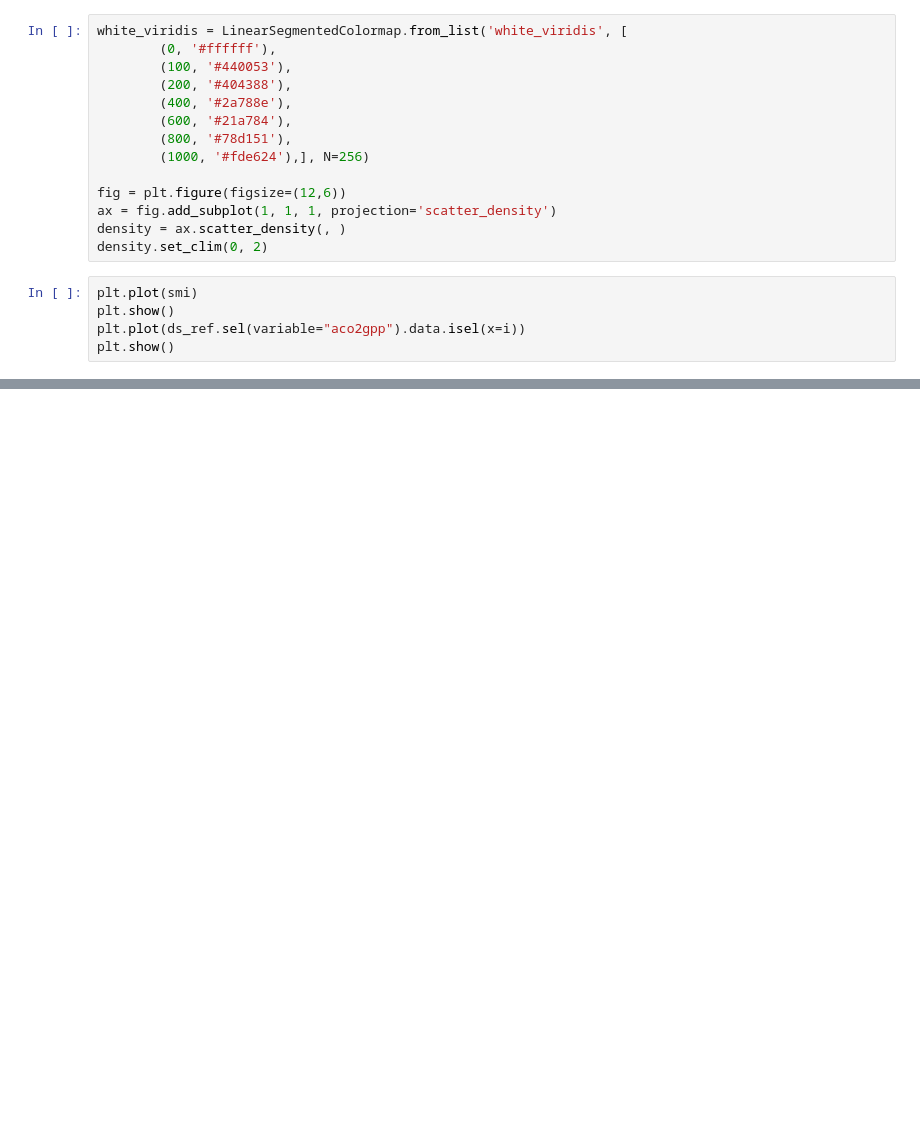
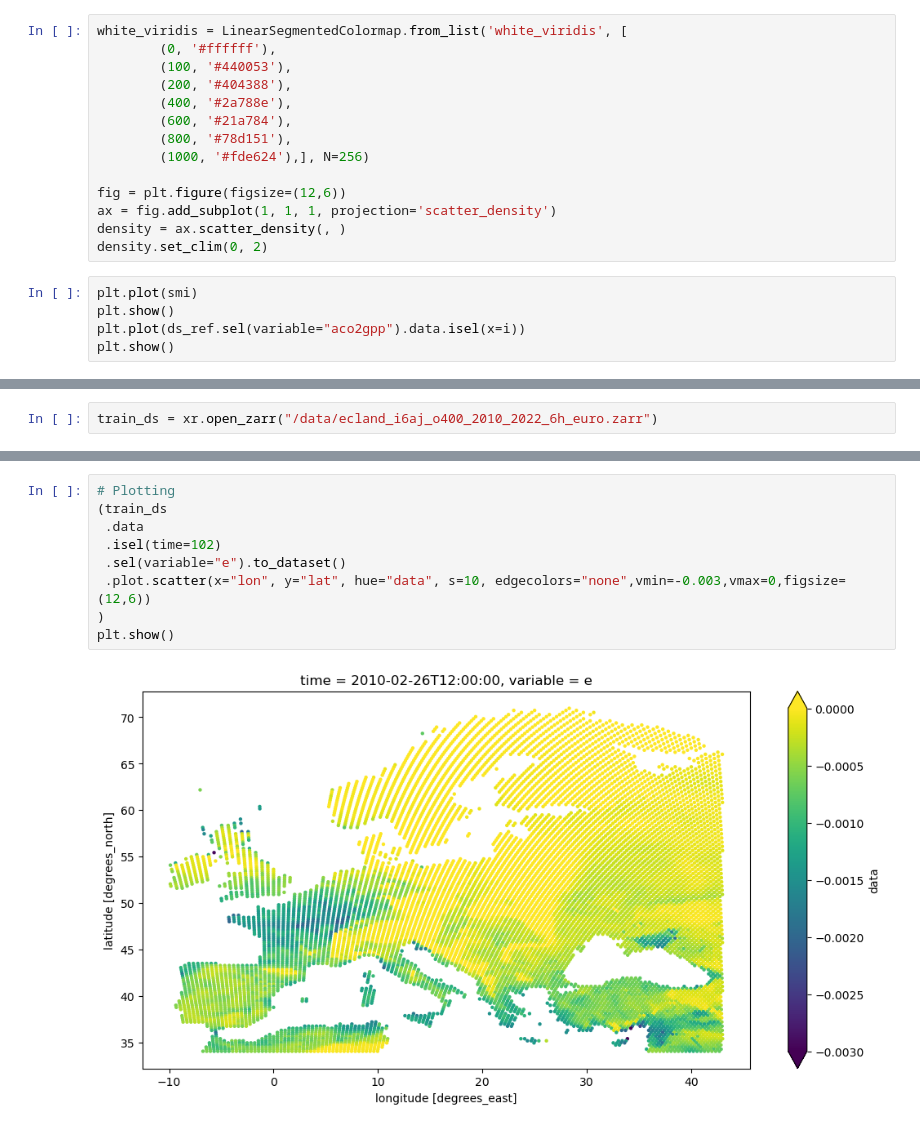
Before and after one commit to ECMWFCode4Earth/ML-BEES, a Jupyter notebook: ML-BEES-eval/physical_consistency.ipynb, the cells around one changed output, grey strips where cells are left out. Cells and saved outputs as stored; diff of their text form; blank space fills up the shorter version.

```diff
--- a/ML-BEES-eval/physical_consistency.ipynb
+++ b/ML-BEES-eval/physical_consistency.ipynb
@@ -261,0 +330,2 @@ plt.show()
+# %%
+train_ds = xr.open_zarr("/data/ecland_i6aj_o400_2010_2022_6h_euro.zarr")
@@ -261,0 +352,11 @@ plt.show()
+# %%
+# Plotting
+(train_ds
+ .data
+ .isel(time=102)
+ .sel(variable="e").to_dataset()
+ .plot.scatter(x="lon", y="lat", hue="data", s=10, edgecolors="none",vmin=-0.003,vmax=0,figsize=(12,6))
+)
+plt.show()
+# %% [output]
+[figure, added]
```
Also changed, not shown: parts of 6 cells of this notebook.
